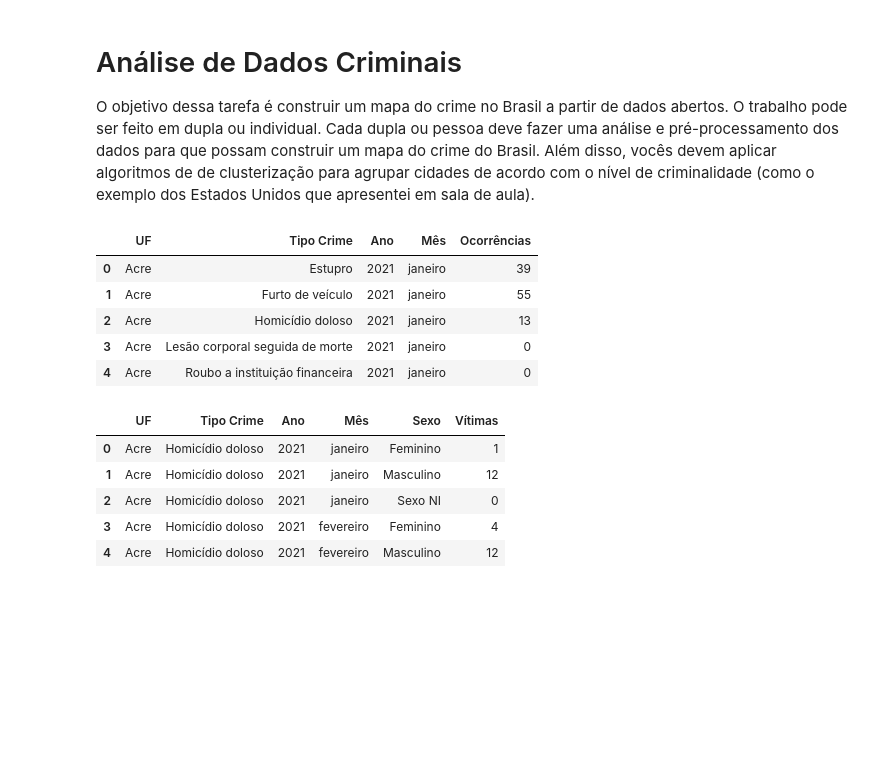
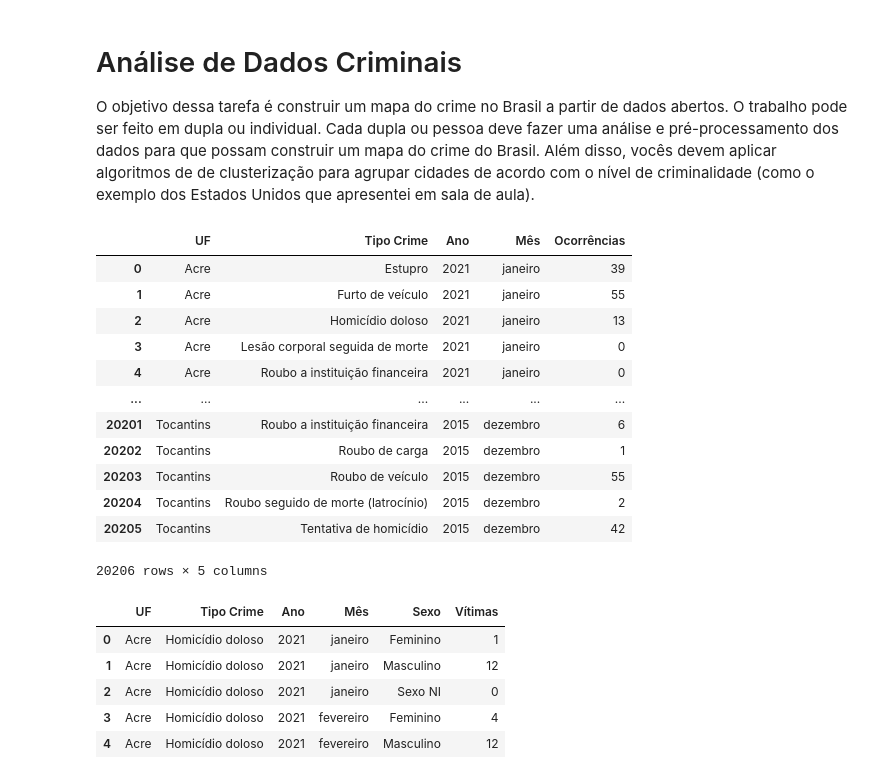
Before and after one commit to FranciscoJSSantos/Analise_dos_dados_criminais_brasil, a Jupyter notebook: Analise_dos_dados_criminais_brasil.ipynb, the cells around one changed output. Saved outputs shown, nothing was run; the diff lists cells and outputs as text; code cells hidden in the pictures; blank space fills up the shorter version.

```diff
--- a/Analise_dos_dados_criminais_brasil.ipynb
+++ b/Analise_dos_dados_criminais_brasil.ipynb
@@ -19,14 +19,21 @@ import plotly.graph_objects as go
 # %%
 # Carregado base ocorrencia
 data_ocorrenciasOcorrencia = pd.read_excel("/content/drive/MyDrive/trabalho pratico 2/indicadoressegurancapublicauf.xlsx",sheet_name='Ocorrências', names=['UF', 'Tipo Crime', 'Ano', 'Mês', 'Ocorrências'])
-data_ocorrenciasOcorrencia.head(5)
+data_ocorrenciasOcorrencia
 # %% [output]
 |  | UF | Tipo Crime | Ano | Mês | Ocorrências |
 | 0 | Acre | Estupro | 2021 | janeiro | 39 |
 | 1 | Acre | Furto de veículo | 2021 | janeiro | 55 |
 | 2 | Acre | Homicídio doloso | 2021 | janeiro | 13 |
 | 3 | Acre | Lesão corporal seguida de morte | 2021 | janeiro | 0 |
 | 4 | Acre | Roubo a instituição financeira | 2021 | janeiro | 0 |
+| ... | ... | ... | ... | ... | ... |
+| 20201 | Tocantins | Roubo a instituição financeira | 2015 | dezembro | 6 |
+| 20202 | Tocantins | Roubo de carga | 2015 | dezembro | 1 |
+| 20203 | Tocantins | Roubo de veículo | 2015 | dezembro | 55 |
+| 20204 | Tocantins | Roubo seguido de morte (latrocínio) | 2015 | dezembro | 2 |
+| 20205 | Tocantins | Tentativa de homicídio | 2015 | dezembro | 42 |
+20206 rows × 5 columns
 # %%
 # Carregado base vitima
 data_ocorrenciasVitima = pd.read_excel("/content/drive/MyDrive/trabalho pratico 2/indicadoressegurancapublicauf.xlsx",sheet_name='Vítimas', names=['UF','Tipo Crime', 'Ano', 'Mês', 'Sexo', 'Vítimas'])
```
Also changed, not shown: parts of 15 cells of this notebook.
